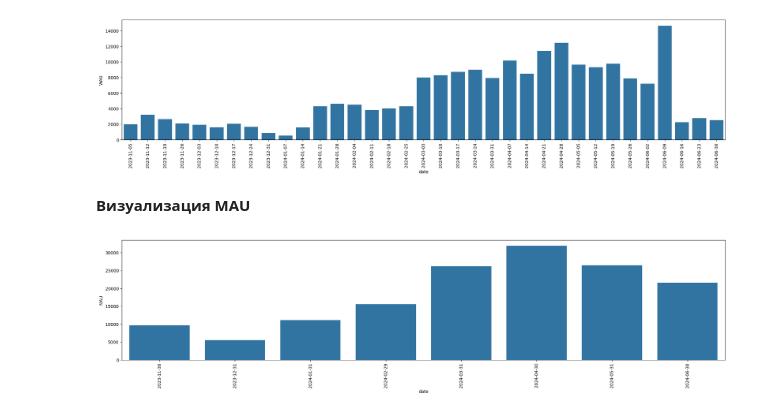
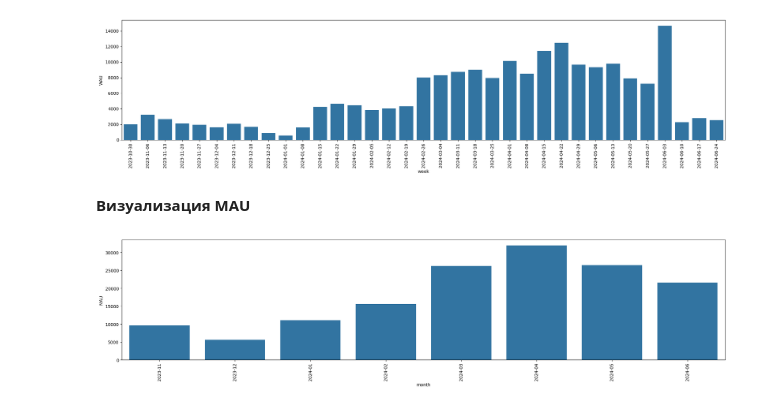
Before and after one commit to justy007/itdiving_case1, a Jupyter notebook: data_analysis.ipynb, the cells around one changed output. Drawn from its saved outputs; the diff is of its cells as text; code cells hidden in the pictures.

```diff
--- a/data_analysis.ipynb
+++ b/data_analysis.ipynb
@@ -52,6 +51,3 @@ print('Максимальное количество пользователей
 Максимальное количество пользователей в один из дней: 6159
 # %% [markdown]
 **Получение WAU (Количество пользователей за неделю)**
-# %%
-wau = df.set_index('date').resample('W')['user_id'].nunique().reset_index(name='WAU')
-wau
@@ -75,0 +54,6 @@ wau
+# %%
+df['weekday'] = df['date'].dt.weekday
+df['weekday'] = df['weekday'].apply(lambda x: np.timedelta64(x, 'D'))
+df['week'] = df['date'] - df['weekday']
+wau = df.groupby('week').agg(WAU=('user_id', 'nunique'))
+wau
@@ -81,5 +84,7 @@ print('Максимальное количество пользователей
 Максимальное количество пользователей в одну из недель: 14665
 # %% [markdown]
 **Получение MAU (Количество пользователей за месяц)**
-# %%
-mau = df.set_index('date').resample('M')['user_id'].nunique().reset_index(name='MAU')
+# %%
+df['month'] = df['date'].dt.to_period('M')
+mau = df.groupby('month').agg(MAU=('user_id', 'nunique'))
+mau
@@ -121,11 +130,8 @@ plt.show()
 **Визуализация MAU**
 # %%
 plt.figure(figsize=(25, 5))
-
-sns.barplot(x=mau['date'], y=mau['MAU'])
-
+sns.barplot(mau, x='month', y='MAU')
 plt.xticks(rotation=90)
-
 plt.show()
 # %% [output]
-[figure, old version]
+[figure, new version]
```
Also changed, not shown: parts of 10 cells of this notebook.
